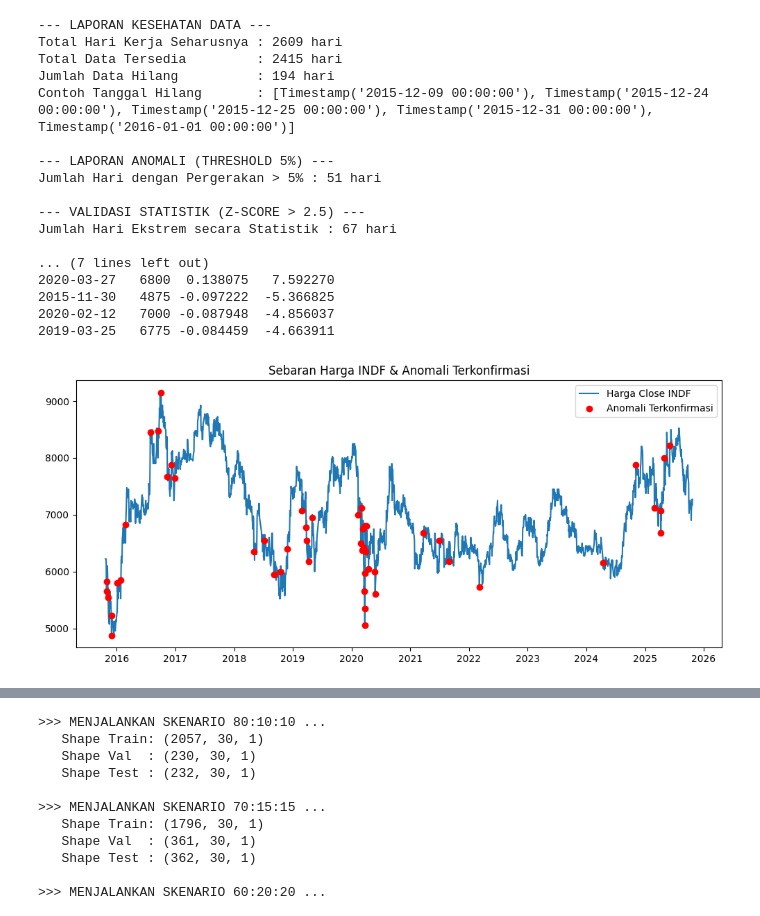
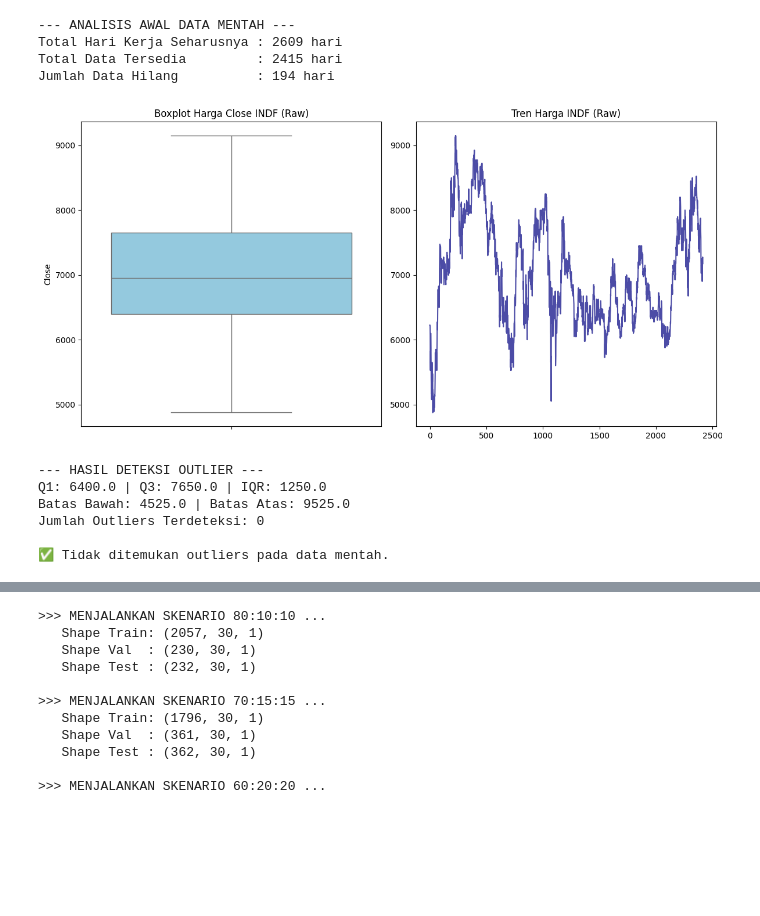
Before and after one commit to 031Talitha/TAtalitha, a Jupyter notebook: Uji TA Parameter Revisi.ipynb, the cells around one changed output, grey strips where cells are left out. Drawn from its saved outputs; the diff is of its cells as text; code cells hidden in the pictures; blank space fills up the shorter version.

```diff
--- a/Uji TA Parameter Revisi.ipynb
+++ b/Uji TA Parameter Revisi.ipynb
@@ -4,25 +4,27 @@ import numpy as np
 import matplotlib.pyplot as plt
 import seaborn as sns
 
-# 1. LOAD DATA MENTAH
+# 1. LOAD DATA & STANDARISASI KOLOM
 df_raw = pd.read_csv('Data Historis INDF.csv', sep=';', thousands='.')
 df = df_raw[['Tanggal', 'Terakhir']].rename(columns={'Tanggal': 'Date', 'Terakhir': 'Close'})
+
+# 2. FORMAT TANGGAL & SORTIR
 df['Date'] = pd.to_datetime(df['Date'], format='%d/%m/%Y')
-df = df.sort_values('Date').set_index('Date')
+df = df.sort_values('Date')
 
-# Hapus duplikat tanggal jika ada sebelum analisis
-df = df[~df.index.duplicated(keep='first')]
+# KOREKSI: Hapus duplikat tanggal yang benar
+df = df.drop_duplicates(subset=['Date'], keep='first')
 
-# 2. IDENTIFIKASI MISSING VALUES (Berdasarkan Hari Kerja/Business Days)
-all_business_days = pd.date_range(start=df.index.min(), end=df.index.max(), freq='B')
-missing_dates = all_business_days.difference(df.index)
+# 3. IDENTIFIKASI MISSING VALUES (Business Days)
+all_business_days = pd.date_range(start=df['Date'].min(), end=df['Date'].max(), freq='B')
+missing_dates = all_business_days.difference(df['Date'])
 
 print(f"--- ANALISIS AWAL DATA MENTAH ---")
 print(f"Total Hari Kerja Seharusnya : {len(all_business_days)} hari")
 print(f"Total Data Tersedia         : {len(df)} hari")
 print(f"Jumlah Data Hilang          : {len(missing_dates)} hari")
 
-# 3. DETEKSI OUTLIERS DENGAN BOXPLOT (PADA DATA ASLI)
+# 4. DETEKSI OUTLIERS DENGAN BOXPLOT (PADA DATA ASLI)
 plt.figure(figsize=(12, 6))
 
 # Subplot 1: Boxplot untuk melihat sebaran statistik
@@ -34,45 +36,38 @@ plt.title('Boxplot Harga Close INDF (Raw)')
 plt.subplot(1, 2, 2)
 plt.plot(df.index, df['Close'], color='navy', alpha=0.7)
 plt.title('Tren Harga INDF (Raw)')
 
 plt.tight_layout()
 plt.show()
 
 # Hitung Statistik Outliers (Metode IQR)
 Q1 = df['Close'].quantile(0.25)
 Q3 = df['Close'].quantile(0.75)
 IQR = Q3 - Q1
 lower_bound = Q1 - 1.5 * IQR
 upper_bound = Q3 + 1.5 * IQR
 
 outliers = df[(df['Close'] < lower_bound) | (df['Close'] > upper_bound)]
 
 print(f"\n--- HASIL DETEKSI OUTLIER ---")
 print(f"Q1: {Q1} | Q3: {Q3} | IQR: {IQR}")
 print(f"Batas Bawah: {lower_bound} | Batas Atas: {upper_bound}")
 print(f"Jumlah Outliers Terdeteksi: {len(outliers)}")
 
 if len(outliers) > 0:
     print("\nDaftar Tanggal Outliers:")
     print(outliers)
 else:
     print("\n✅ Tidak ditemukan outliers pada data mentah.")
 # %% [output]
---- LAPORAN KESEHATAN DATA ---
+--- ANALISIS AWAL DATA MENTAH ---
 Total Hari Kerja Seharusnya : 2609 hari
 Total Data Tersedia         : 2415 hari
 Jumlah Data Hilang          : 194 hari
-Contoh Tanggal Hilang       : [Timestamp('2015-12-09 00:00:00'), Timestamp('2015-12-24 00:00:00'), Timestamp('2015-12-25 00:00:00'), Timestamp('2015-12-31 00:00:00'), Timestamp('2016-01-01 00:00:00')]
-
---- LAPORAN ANOMALI (THRESHOLD 5%) ---
-Jumlah Hari dengan Pergerakan > 5% : 51 hari
-
---- VALIDASI STATISTIK (Z-SCORE > 2.5) ---
-Jumlah Hari Ekstrem secara Statistik : 67 hari
-
-... (7 lines left out)
-2020-03-27   6800  0.138075   7.592270
-2015-11-30   4875 -0.097222  -5.366825
-2020-02-12   7000 -0.087948  -4.856037
-2019-03-25   6775 -0.084459  -4.663911
-[figure, old version]
+[figure, new version]
+--- HASIL DETEKSI OUTLIER ---
+Q1: 6400.0 | Q3: 7650.0 | IQR: 1250.0
+Batas Bawah: 4525.0 | Batas Atas: 9525.0
+Jumlah Outliers Terdeteksi: 0
+
+✅ Tidak ditemukan outliers pada data mentah.
```
Also changed, not shown: parts of 12 cells of this notebook, 3 other files.
